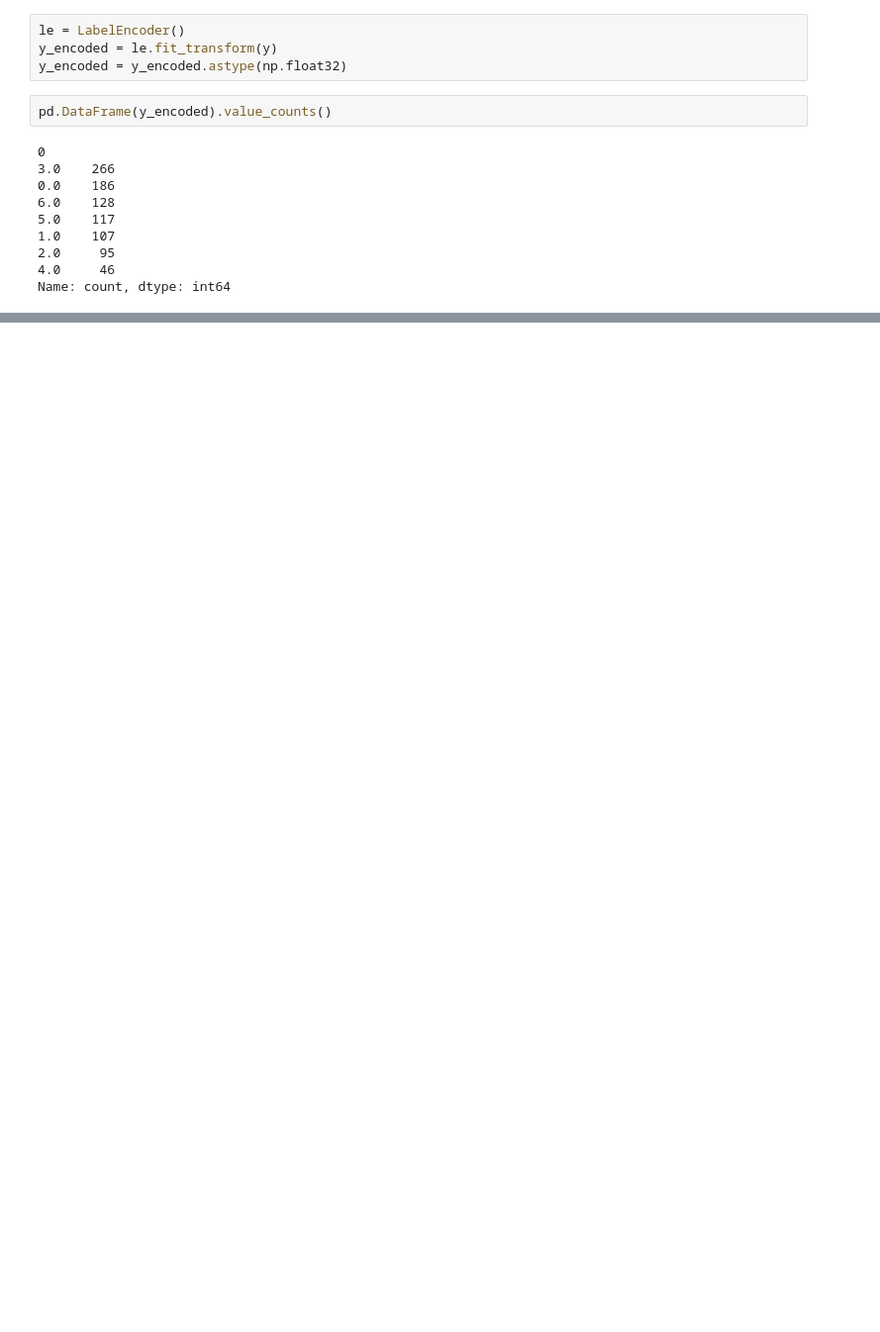
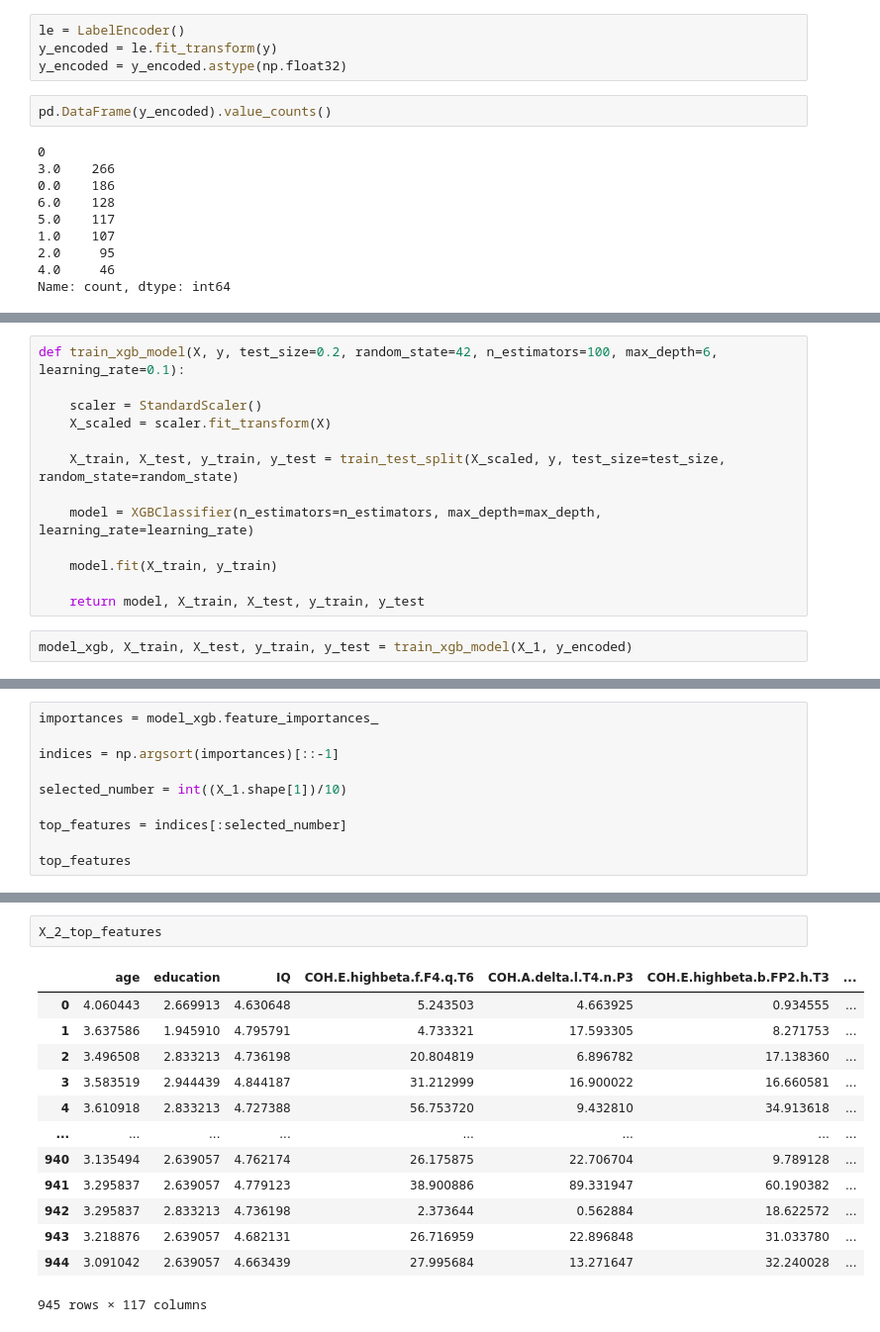
Before and after one commit to matt-balda/.tcc.eeg-signals-neuropsychiatric, a Jupyter notebook: neural-network-dl.ipynb, the cells around one changed output, grey strips where cells are left out. Shown at 99% size. Saved outputs shown, nothing was run; the diff lists cells and outputs as text; blank space fills up the shorter version.

```diff
--- a/neural-network-dl.ipynb
+++ b/neural-network-dl.ipynb
@@ -418,0 +180,15 @@ Early stopping at epoch 29.
+# %%
+def train_xgb_model(X, y, test_size=0.2, random_state=42, n_estimators=100, max_depth=6, learning_rate=0.1):
+
+    scaler = StandardScaler()
+    X_scaled = scaler.fit_transform(X)
+
+    X_train, X_test, y_train, y_test = train_test_split(X_scaled, y, test_size=test_size, random_state=random_state)
+
+    model = XGBClassifier(n_estimators=n_estimators, max_depth=max_depth, learning_rate=learning_rate)
+
+    model.fit(X_train, y_train)
+
+    return model, X_train, X_test, y_train, y_test
+# %%
+model_xgb, X_train, X_test, y_train, y_test = train_xgb_model(X_1, y_encoded)
@@ -418,0 +202,10 @@ Early stopping at epoch 29.
+# %%
+importances = model_xgb.feature_importances_
+
+indices = np.argsort(importances)[::-1]
+
+selected_number = int((X_1.shape[1])/10)
+
+top_features = indices[:selected_number]
+
+top_features
@@ -418,0 +277,16 @@ Early stopping at epoch 29.
+# %%
+X_2_top_features
+# %% [output]
+|  | age | education | IQ | COH.E.highbeta.f.F4.q.T6 | COH.A.delta.l.T4.n.P3 | COH.E.highbeta.b.FP2.h.T3 | ... |
+| 0 | 4.060443 | 2.669913 | 4.630648 | 5.243503 | 4.663925 | 0.934555 | ... |
+| 1 | 3.637586 | 1.945910 | 4.795791 | 4.733321 | 17.593305 | 8.271753 | ... |
+| 2 | 3.496508 | 2.833213 | 4.736198 | 20.804819 | 6.896782 | 17.138360 | ... |
+| 3 | 3.583519 | 2.944439 | 4.844187 | 31.212999 | 16.900022 | 16.660581 | ... |
+| 4 | 3.610918 | 2.833213 | 4.727388 | 56.753720 | 9.432810 | 34.913618 | ... |
+| ... | ... | ... | ... | ... | ... | ... | ... |
+| 940 | 3.135494 | 2.639057 | 4.762174 | 26.175875 | 22.706704 | 9.789128 | ... |
+| 941 | 3.295837 | 2.639057 | 4.779123 | 38.900886 | 89.331947 | 60.190382 | ... |
+| 942 | 3.295837 | 2.833213 | 4.736198 | 2.373644 | 0.562884 | 18.622572 | ... |
+| 943 | 3.218876 | 2.639057 | 4.682131 | 26.716959 | 22.896848 | 31.033780 | ... |
+| 944 | 3.091042 | 2.639057 | 4.663439 | 27.995684 | 13.271647 | 32.240028 | ... |
+945 rows × 117 columns
```
Also changed, not shown: parts of 82 cells of this notebook.
